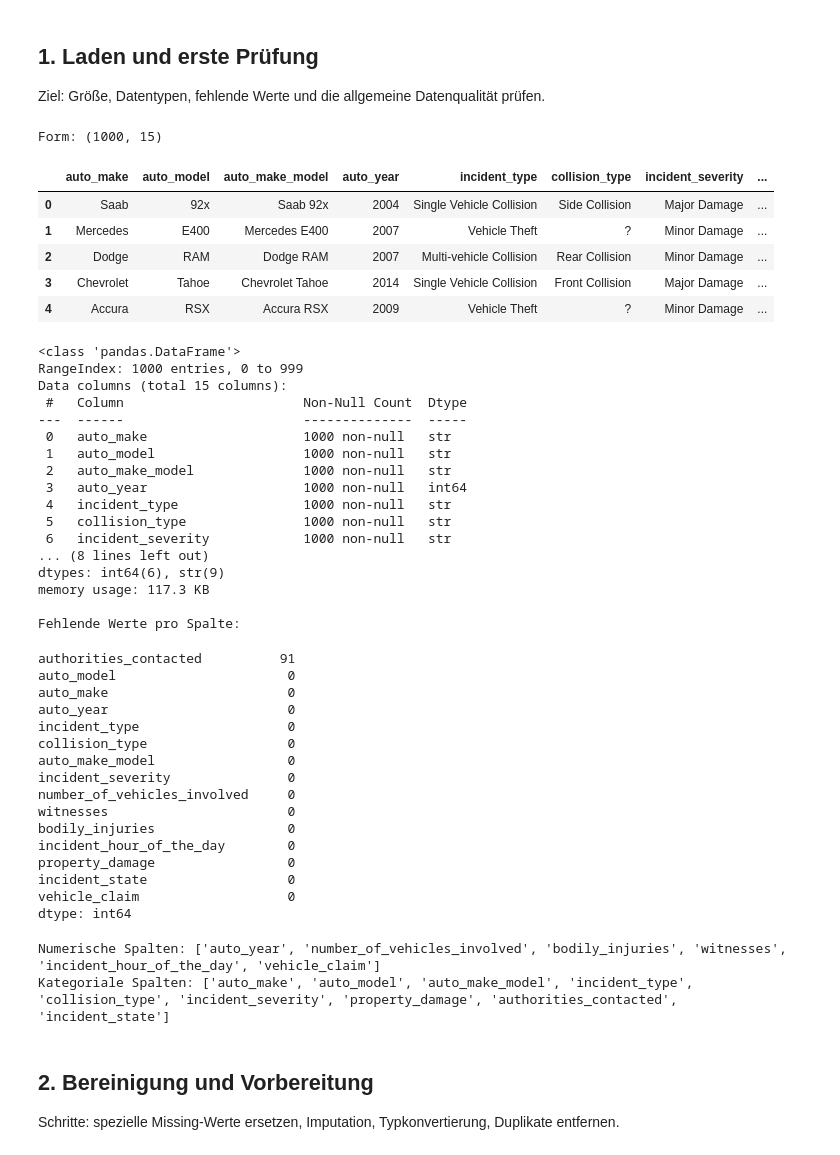
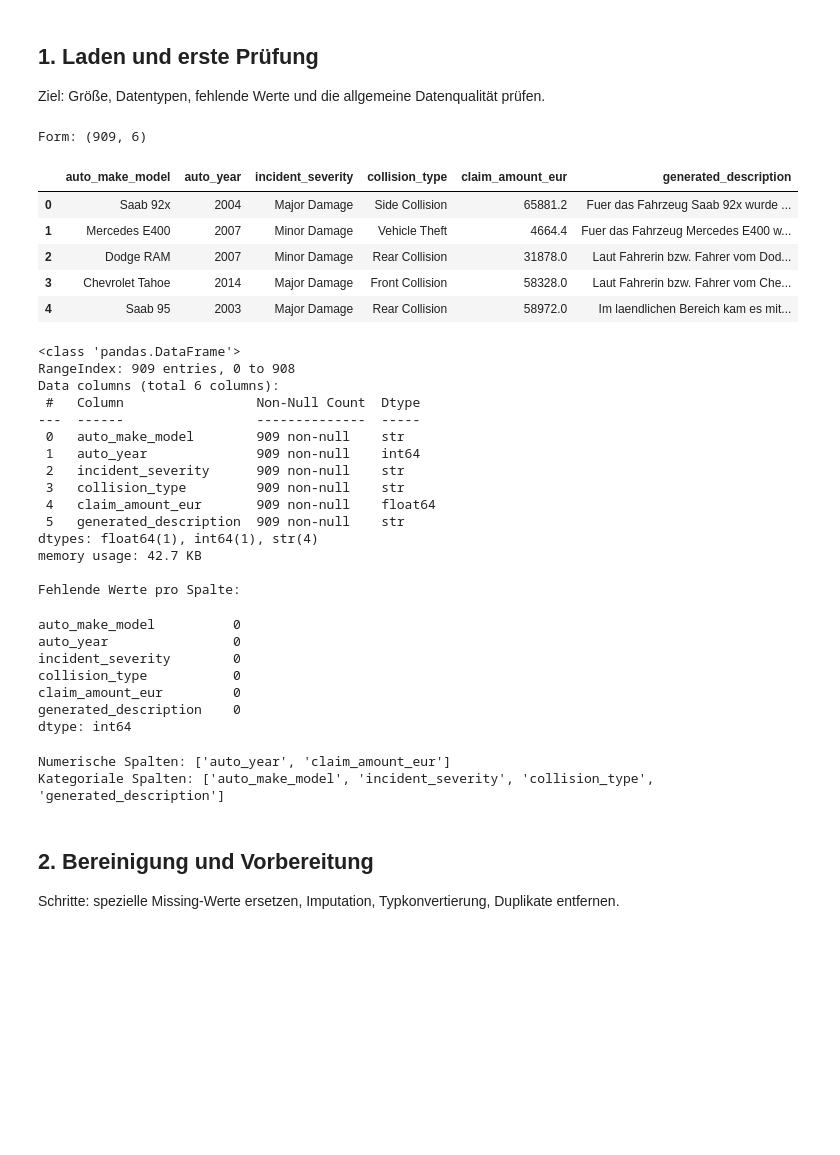
Before and after one commit to fostij/InterGeeks-Agiles-Programmierprojekt, a Jupyter notebook: docs/insurance_claim_analysis.ipynb, the cells around one changed output. Saved outputs shown, nothing was run; the diff lists cells and outputs as text; code cells hidden in the pictures; blank space fills up the shorter version.

```diff
--- a/docs/insurance_claim_analysis.ipynb
+++ b/docs/insurance_claim_analysis.ipynb
@@ -7,63 +7,52 @@ Ziel: Größe, Datentypen, fehlende Werte und die allgemeine Datenqualität prü
 # %%
 import pandas as pd
 import numpy as np
 
-raw_df = pd.read_csv("dataset_prepared.csv")
+raw_df = pd.read_csv("../data/dataset_prepared.csv")
 
 print("Form:", raw_df.shape)
 display(raw_df.head())
 raw_df.info()
 
 print("\nFehlende Werte pro Spalte:")
 display(raw_df.isna().sum().sort_values(ascending=False))
 
 numeric_raw = raw_df.select_dtypes(include=["number"]).columns.tolist()
 categorical_raw = [c for c in raw_df.columns if c not in numeric_raw]
 print("\nNumerische Spalten:", numeric_raw)
 print("Kategoriale Spalten:", categorical_raw)
 # %% [output]
-Form: (1000, 15)
+Form: (909, 6)
-|  | auto_make | auto_model | auto_make_model | auto_year | incident_type | collision_type | incident_severity | ... |
-| 0 | Saab | 92x | Saab 92x | 2004 | Single Vehicle Collision | Side Collision | Major Damage | ... |
-| 1 | Mercedes | E400 | Mercedes E400 | 2007 | Vehicle Theft | ? | Minor Damage | ... |
-| 2 | Dodge | RAM | Dodge RAM | 2007 | Multi-vehicle Collision | Rear Collision | Minor Damage | ... |
-| 3 | Chevrolet | Tahoe | Chevrolet Tahoe | 2014 | Single Vehicle Collision | Front Collision | Major Damage | ... |
-| 4 | Accura | RSX | Accura RSX | 2009 | Vehicle Theft | ? | Minor Damage | ... |
+|  | auto_make_model | auto_year | incident_severity | collision_type | claim_amount_eur | generated_description |
+| 0 | Saab 92x | 2004 | Major Damage | Side Collision | 65881.2 | Fuer das Fahrzeug Saab 92x wurde ... |
+| 1 | Mercedes E400 | 2007 | Minor Damage | Vehicle Theft | 4664.4 | Fuer das Fahrzeug Mercedes E400 w... |
+| 2 | Dodge RAM | 2007 | Minor Damage | Rear Collision | 31878.0 | Laut Fahrerin bzw. Fahrer vom Dod... |
+| 3 | Chevrolet Tahoe | 2014 | Major Damage | Front Collision | 58328.0 | Laut Fahrerin bzw. Fahrer vom Che... |
+| 4 | Saab 95 | 2003 | Major Damage | Rear Collision | 58972.0 | Im laendlichen Bereich kam es mit... |
 <class 'pandas.DataFrame'>
-RangeIndex: 1000 entries, 0 to 999
-Data columns (total 15 columns):
- #   Column                       Non-Null Count  Dtype
----  ------                       --------------  -----
- 0   auto_make                    1000 non-null   str
- 1   auto_model                   1000 non-null   str
- 2   auto_make_model              1000 non-null   str
- 3   auto_year                    1000 non-null   int64
- 4   incident_type                1000 non-null   str
- 5   collision_type               1000 non-null   str
- 6   incident_severity            1000 non-null   str
-... (8 lines left out)
-dtypes: int64(6), str(9)
-memory usage: 117.3 KB
+RangeIndex: 909 entries, 0 to 908
+Data columns (total 6 columns):
+ #   Column                 Non-Null Count  Dtype
+---  ------                 --------------  -----
+ 0   auto_make_model        909 non-null    str
+ 1   auto_year              909 non-null    int64
+ 2   incident_severity      909 non-null    str
+ 3   collision_type         909 non-null    str
+ 4   claim_amount_eur       909 non-null    float64
+ 5   generated_description  909 non-null    str
+dtypes: float64(1), int64(1), str(4)
+memory usage: 42.7 KB
 
 Fehlende Werte pro Spalte:
-authorities_contacted          91
-auto_model                      0
-auto_make                       0
-auto_year                       0
-incident_type                   0
-collision_type                  0
-auto_make_model                 0
-incident_severity               0
-number_of_vehicles_involved     0
-witnesses                       0
-bodily_injuries                 0
-incident_hour_of_the_day        0
-property_damage                 0
-incident_state                  0
-vehicle_claim                   0
+auto_make_model          0
+auto_year                0
+incident_severity        0
+collision_type           0
+claim_amount_eur         0
+generated_description    0
 dtype: int64
-Numerische Spalten: ['auto_year', 'number_of_vehicles_involved', 'bodily_injuries', 'witnesses', 'incident_hour_of_the_day', 'vehicle_claim']
-Kategoriale Spalten: ['auto_make', 'auto_model', 'auto_make_model', 'incident_type', 'collision_type', 'incident_severity', 'property_damage', 'authorities_contacted', 'incident_state']
+Numerische Spalten: ['auto_year', 'claim_amount_eur']
+Kategoriale Spalten: ['auto_make_model', 'incident_severity', 'collision_type', 'generated_description']
 # %% [markdown]
 ## 2. Bereinigung und Vorbereitung
 Schritte: spezielle Missing-Werte ersetzen, Imputation, Typkonvertierung, Duplikate entfernen.
```
